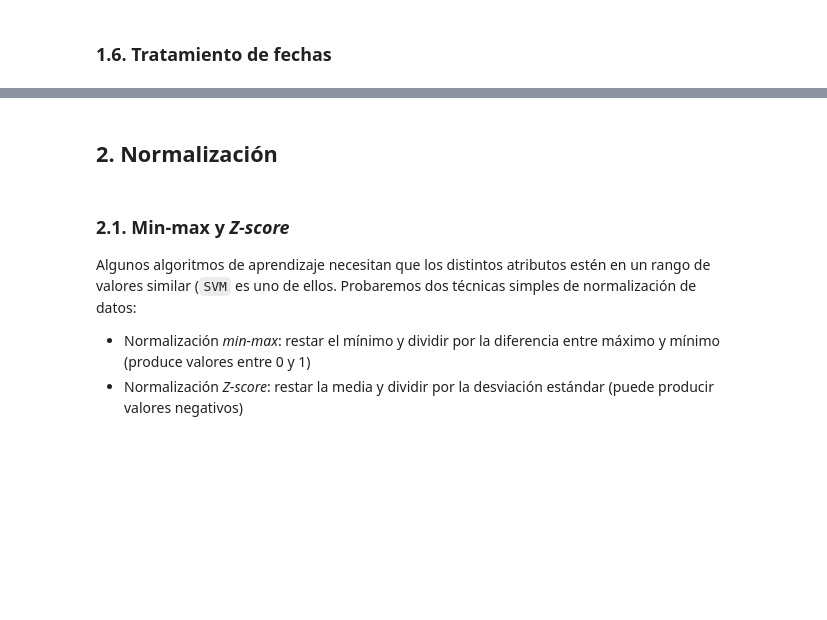
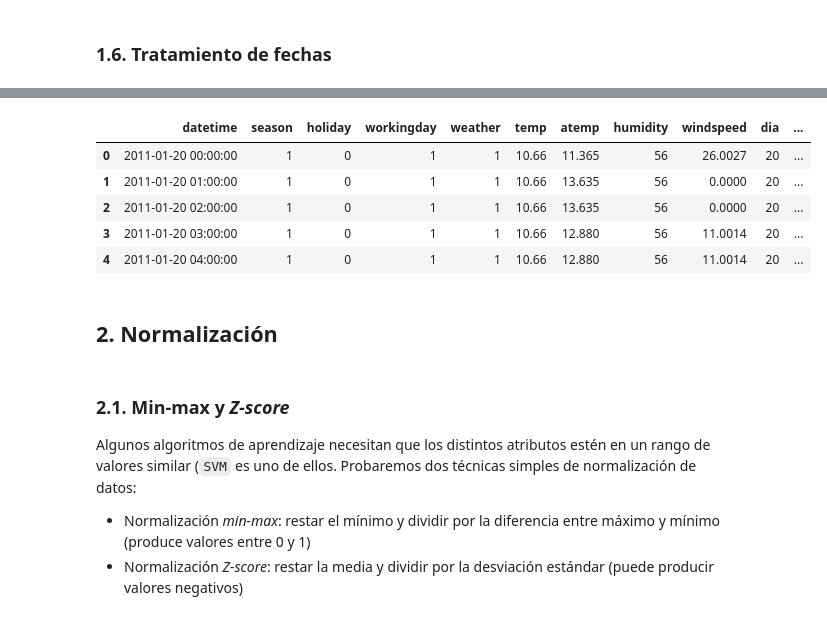
Before and after one commit to ETSIIWorkgroup/IE, a Jupyter notebook: Laboratorio/2. Lectura de datasets y preprocesado/Lectura de datasets y preprocesado.ipynb, the cells around one changed output, grey strips where cells are left out. Drawn from its saved outputs; the diff is of its cells as text; code cells hidden in the pictures; blank space fills up the shorter version.

```diff
--- a/Laboratorio/2. Lectura de datasets y preprocesado/Lectura de datasets y preprocesado.ipynb
+++ b/Laboratorio/2. Lectura de datasets y preprocesado/Lectura de datasets y preprocesado.ipynb
@@ -533,3 +545,5 @@ BIKE['temp_code']
 # EJERCICIO: volver a leer el dataset train analizando los datos tipo fecha y generar dos nuevas columnas:
 #    - dia: con el día de la fecha
 #    - mes: con el mes de la fecha
+BIKE_F = pd.read_csv('./test-bike.csv', parse_dates=['datetime'])
+BIKE_F.info()
@@ -536,3 +576,14 @@ BIKE['temp_code']
+# %%
+BIKE_F['dia'] = BIKE_F['datetime'].dt.day
+BIKE_F['mes'] = BIKE_F['datetime'].dt.month
+BIKE_F.head()
+# %% [output]
+|  | datetime | season | holiday | workingday | weather | temp | atemp | humidity | windspeed | dia | ... |
+| 0 | 2011-01-20 00:00:00 | 1 | 0 | 1 | 1 | 10.66 | 11.365 | 56 | 26.0027 | 20 | ... |
+| 1 | 2011-01-20 01:00:00 | 1 | 0 | 1 | 1 | 10.66 | 13.635 | 56 | 0.0000 | 20 | ... |
+| 2 | 2011-01-20 02:00:00 | 1 | 0 | 1 | 1 | 10.66 | 13.635 | 56 | 0.0000 | 20 | ... |
+| 3 | 2011-01-20 03:00:00 | 1 | 0 | 1 | 1 | 10.66 | 12.880 | 56 | 11.0014 | 20 | ... |
+| 4 | 2011-01-20 04:00:00 | 1 | 0 | 1 | 1 | 10.66 | 12.880 | 56 | 11.0014 | 20 | ... |
 # %% [markdown]
 ## 2. Normalización <a name="normalizacion"> </a>
 # %% [markdown]
```
Also changed, not shown: parts of 7 cells of this notebook.
